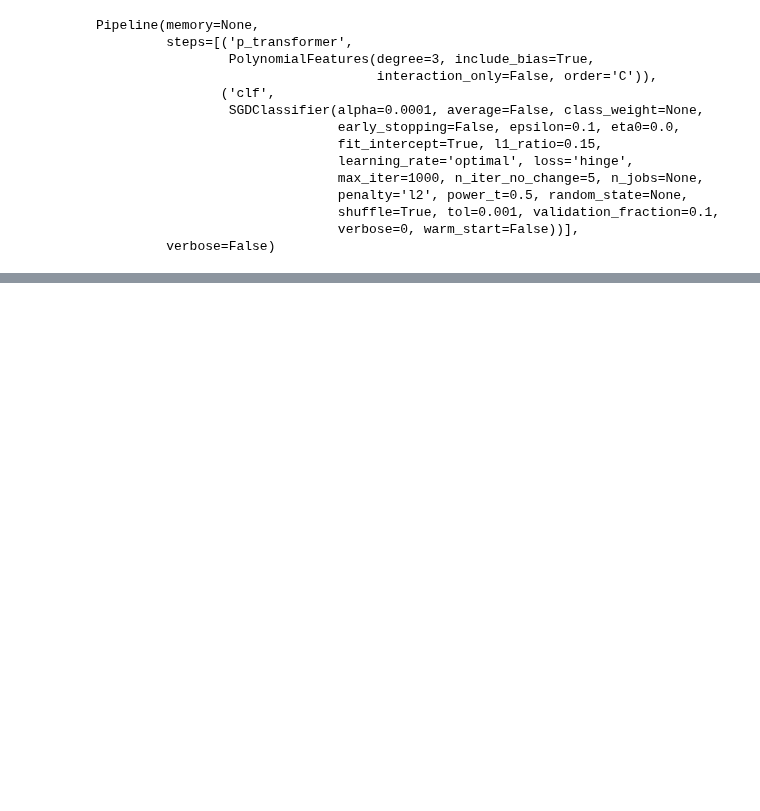
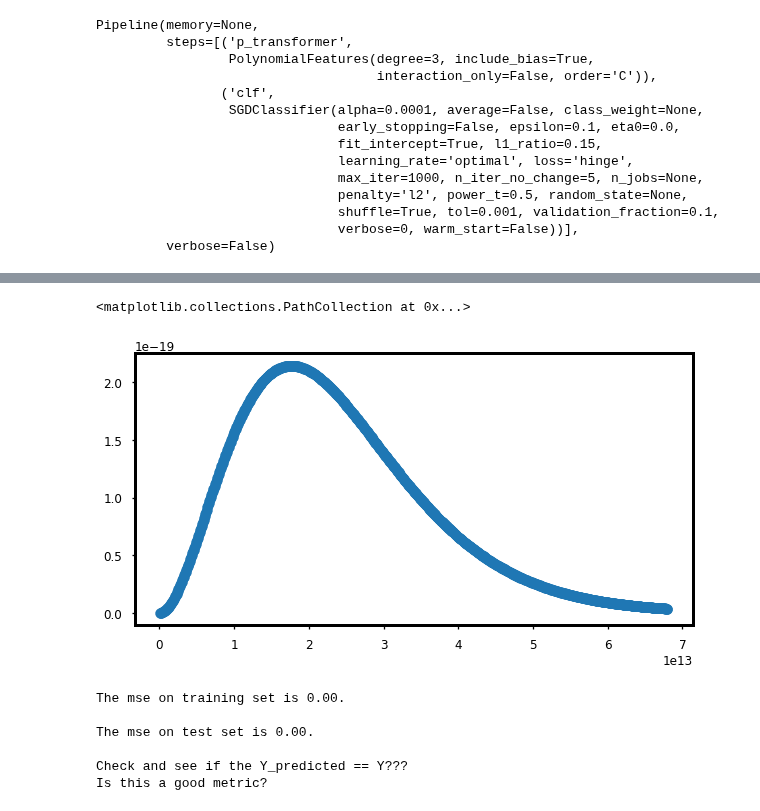
Before and after one commit to sraeisi/MachineLearning_Physics, a Jupyter notebook: 1/MLP_Basics_Model.ipynb, the cells around one changed output, grey strips where cells are left out. Cells and saved outputs as stored; diff of their text form; code cells hidden in the pictures; blank space fills up the shorter version.

```diff
--- a/1/MLP_Basics_Model.ipynb
+++ b/1/MLP_Basics_Model.ipynb
@@ -564,0 +602,30 @@ plt.show()
+# %%
+'''
+And now a regression example.
+'''
+X_bbr = data_bbr[[0]]
+Y_bbr = data_bbr['T']
+
+plt.scatter(X_bbr, Y_bbr)
+# %% [output]
+<matplotlib.collections.PathCollection at 0x...>
+[figure, added]
+# %%
+
+X_train, X_test, Y_train, Y_test = train_test_split(X_bbr , Y_bbr, random_state=0)
+
+rg_pipeline= Pipeline([('scaler', StandardScaler() ),('p_transformer', PolynomialFeatures(degree = 3)), ('rg', Ridge())])
+rg_pipeline.fit(X_train, Y_train )
+
+from sklearn.metrics import mean_squared_error
+print(f'The mse on training set is {mean_squared_error(Y_train, rg_pipeline.predict(X_train)):.02f}.\n')
+print(f'The mse on test set is {mean_squared_error(Y_test, rg_pipeline.predict(X_test)):.02f}.\n')
+print('Check and see if the Y_predicted == Y???')
+print('Is this a good metric?')
+# %% [output]
+The mse on training set is 0.00.
+
+The mse on test set is 0.00.
+
+Check and see if the Y_predicted == Y???
+Is this a good metric?
```
Also changed, not shown: parts of 6 cells of this notebook.
